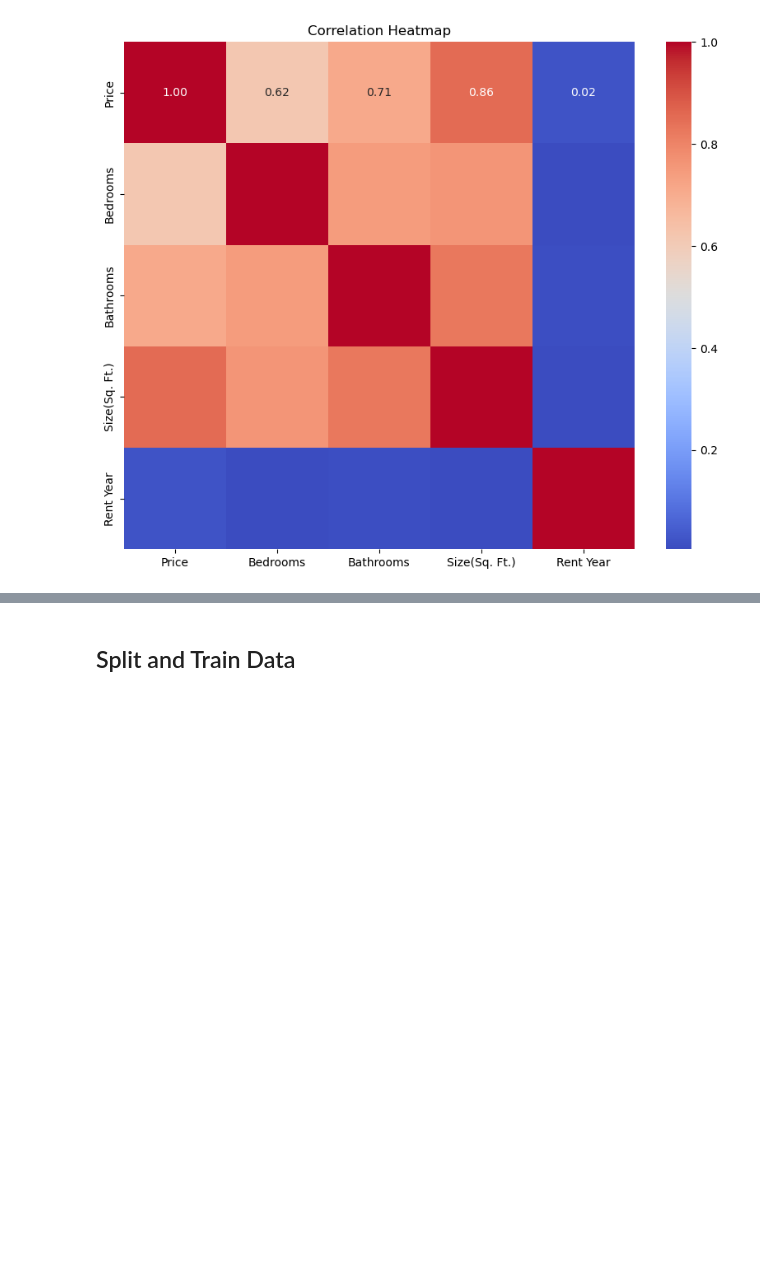
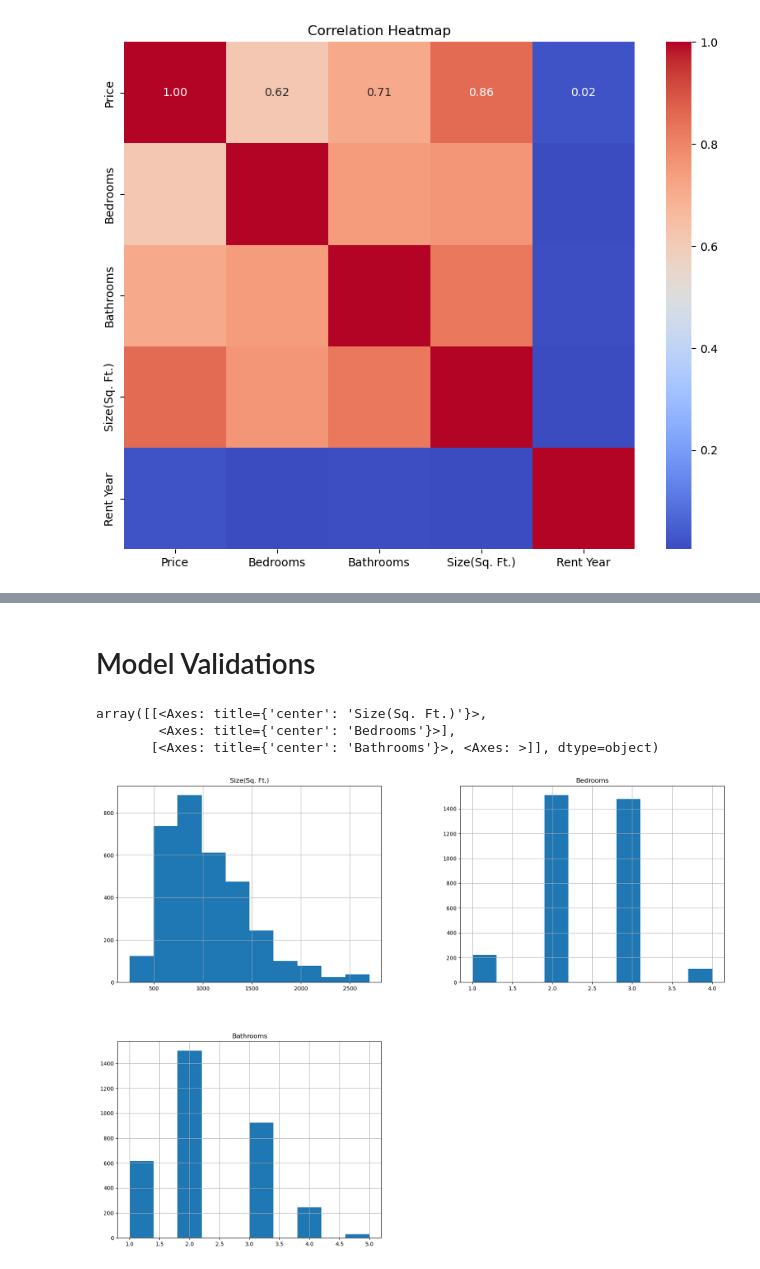
Before and after one commit to jhonnovax/House-Price-Prediction, a Jupyter notebook: house-price-prediction.ipynb, the cells around one changed output, grey strips where cells are left out. Drawn from its saved outputs; the diff is of its cells as text; code cells hidden in the pictures; blank space fills up the shorter version.

```diff
--- a/house-price-prediction.ipynb
+++ b/house-price-prediction.ipynb
@@ -430,2 +429,0 @@ df
-# %% [markdown]
-## Split and Train Data
@@ -436,2 +430,4 @@ from sklearn.preprocessing import StandardScaler
+# %% [markdown]
+# Model Validations
 # %%
 # Split data into train and test
@@ -441 +439,8 @@ X, y = df[X_features].values, df['Price'].values
 X_train, X_test, y_train, y_test = train_test_split(X, y, test_size=0.2, random_state=42)
+# %%
+X.hist(figsize=(20, 15))
+# %% [output]
+array([[<Axes: title={'center': 'Size(Sq. Ft.)'}>,
+        <Axes: title={'center': 'Bedrooms'}>],
+       [<Axes: title={'center': 'Bathrooms'}>, <Axes: >]], dtype=object)
+[figure, added]
```
Also changed, not shown: parts of 85 cells of this notebook.
